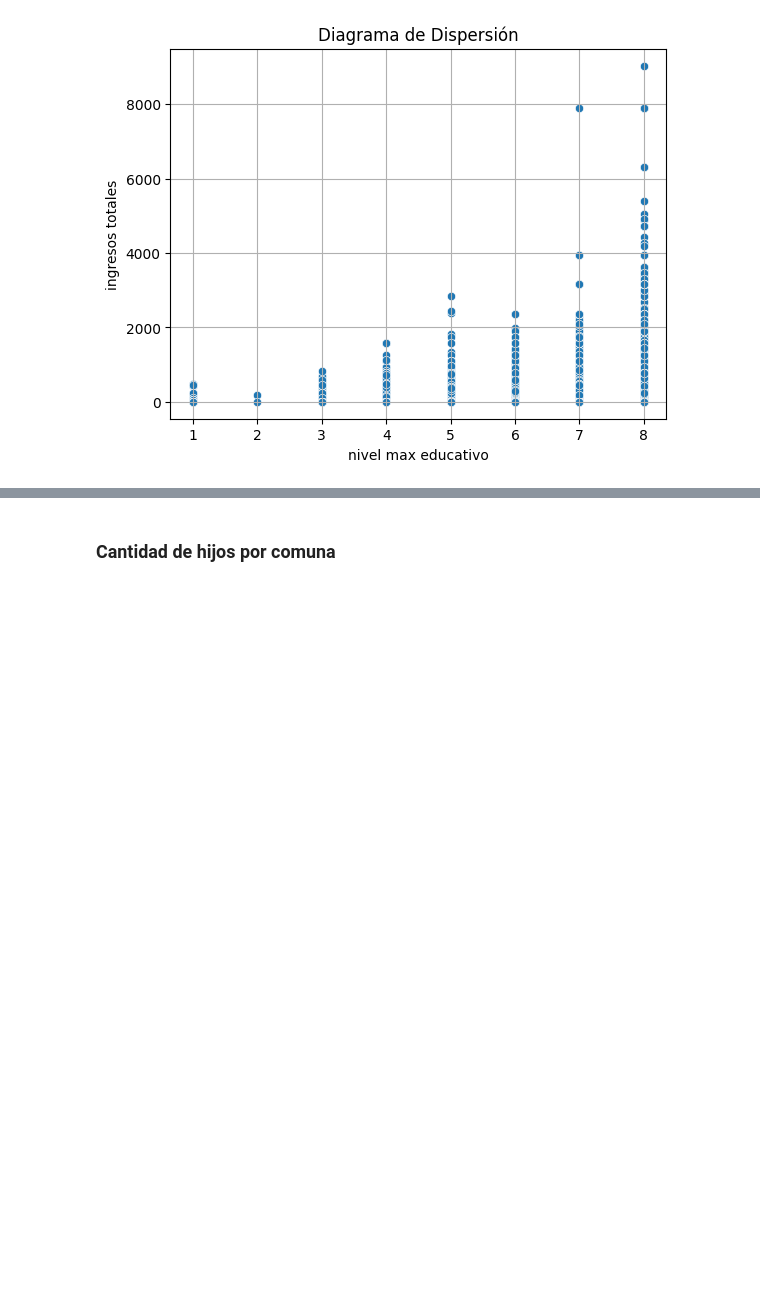
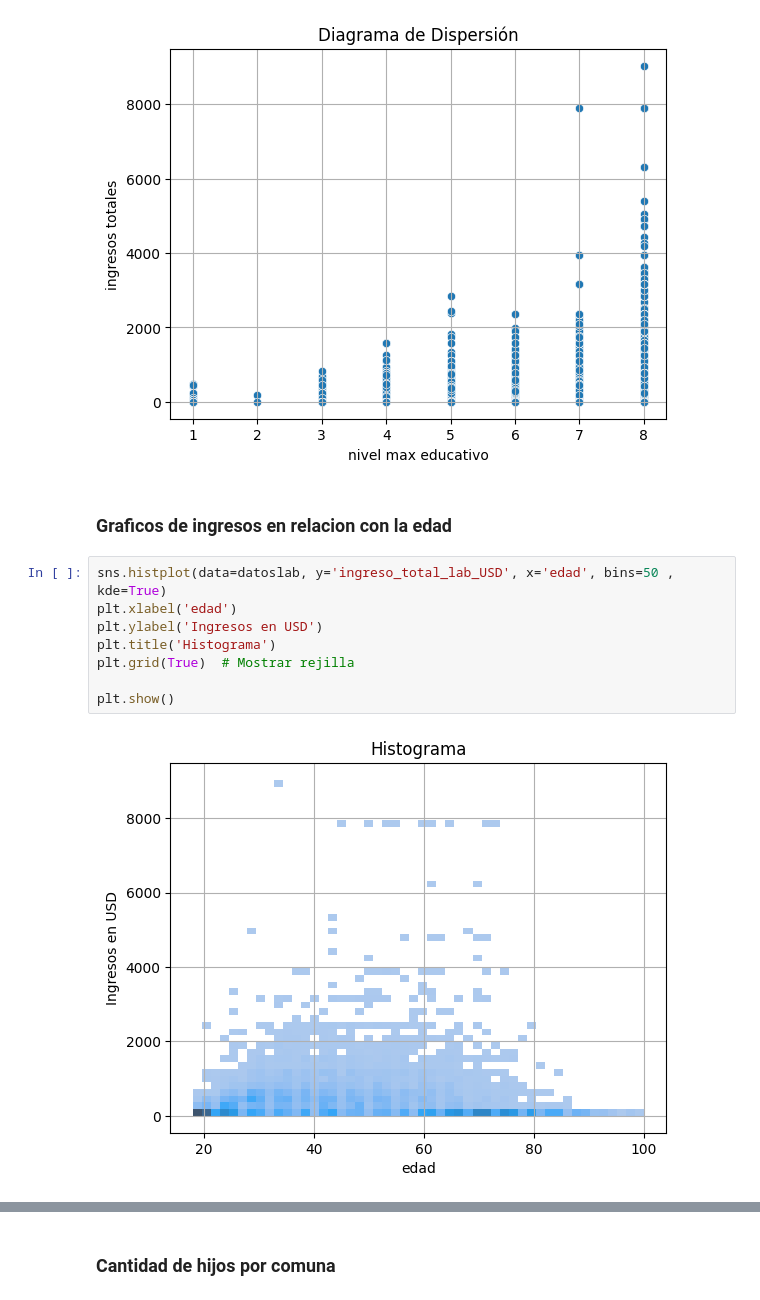
Before and after one commit to caucot/Dataset, a Jupyter notebook: Segunda Entrega/2da-preentrega-grupo8.ipynb, the cells around one changed output, grey strips where cells are left out. Cells and saved outputs as stored; diff of their text form; blank space fills up the shorter version.

Commit message:
Nuevos histogramas de ingresos respecto a la edad

```diff
--- a/Segunda Entrega/2da-preentrega-grupo8.ipynb
+++ b/Segunda Entrega/2da-preentrega-grupo8.ipynb
@@ -1978,3 +1978,15 @@ plt.grid(True)  # Mostrar rejilla
 plt.show()
 # %% [output]
 [figure]
+# %% [markdown]
+### Graficos de ingresos en relacion con la edad
+# %%
+sns.histplot(data=datoslab, y='ingreso_total_lab_USD', x='edad', bins=50 , kde=True)
+plt.xlabel('edad')
+plt.ylabel('Ingresos en USD')
+plt.title('Histograma')
+plt.grid(True)  # Mostrar rejilla
+
+plt.show()
+# %% [output]
+[figure, added]
```
Also changed, not shown: parts of 1 cell of this notebook.
